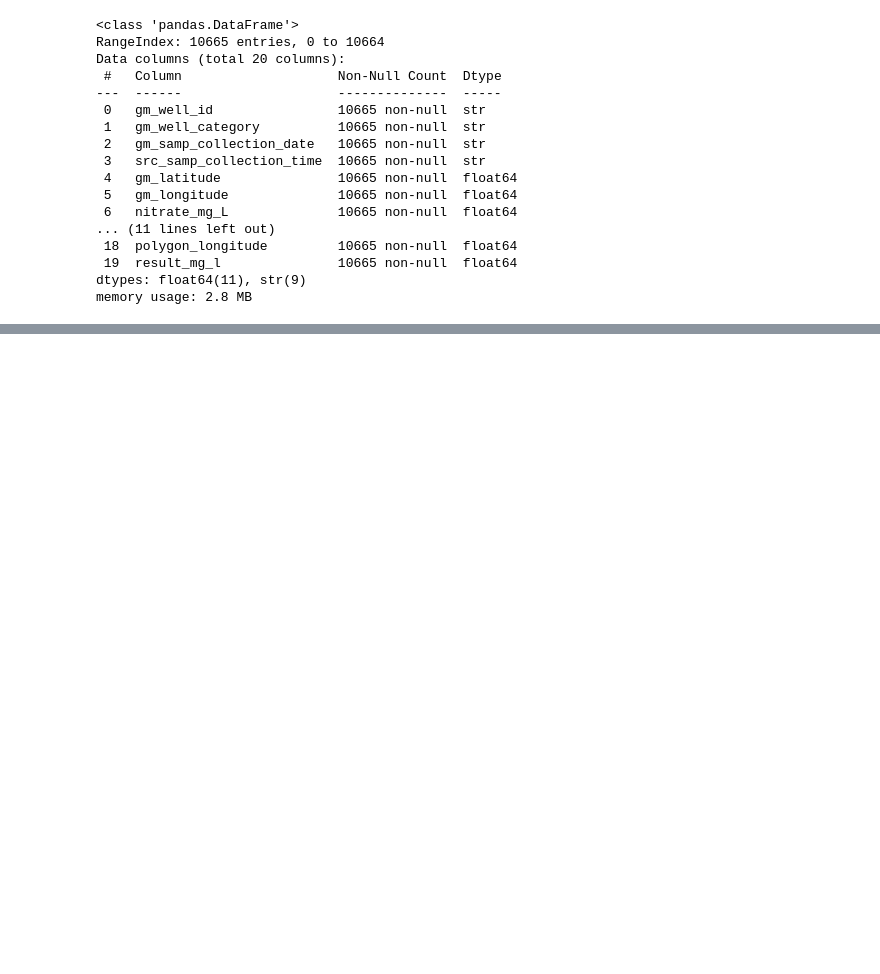
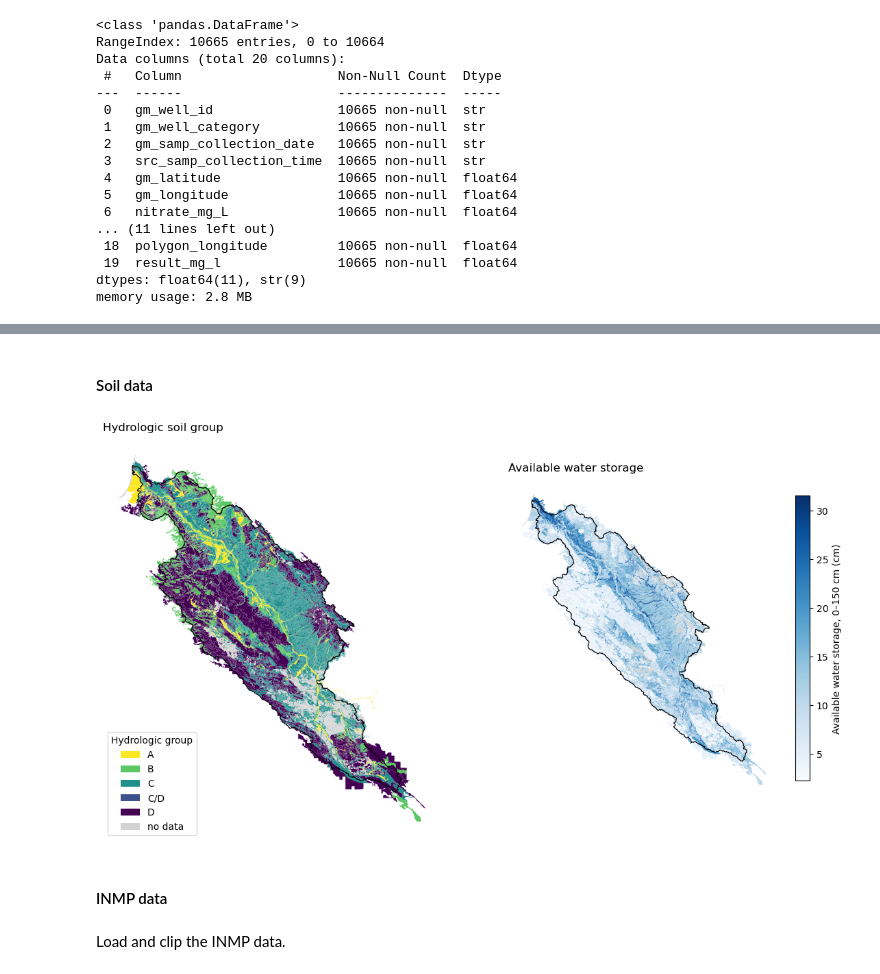
Before and after one commit to Erdos-Projects/fall-2026-infrastructure-placement, a Jupyter notebook: notebooks/merge/merge.ipynb, the cells around one changed output, grey strips where cells are left out. Saved outputs shown, nothing was run; the diff lists cells and outputs as text; code cells hidden in the pictures; blank space fills up the shorter version.

Commit message:
Added inmp and soils to merge.ipynb, split inmp data by year

```diff
--- a/notebooks/merge/merge.ipynb
+++ b/notebooks/merge/merge.ipynb
@@ -8,3 +71,12 @@ import geopandas as gpd
+# %%
+boundary_path = watershed_bd / f"{ws_bd_name}.gpkg"
+
+if boundary_path.exists():
+    huc8 = spatial.load_boundary(boundary_path)
+else:
+    huc8 = spatial.fetch_huc8(WBD_URL, huc8_code)
+    boundary_path.parent.mkdir(parents=True, exist_ok=True)
+    huc8.to_file(boundary_path)
 # %% [markdown]
 #### 1. Groundwater depth
 # %%
@@ -56,0 +152,34 @@ merged_df.head()
+# %% [markdown]
+#### Soil data
+# %%
+SOIL_COLS = ["slopegradwta", "brockdepmin", "aws0150wta", "drclassdcd", "hydgrpdcd"]
+
+soils = io.load_or_build(soil_dir, [soil_polygons], build = lambda: {soil_polygons: soils.build_soil_polygons(soils_source, soil_attributes, SOIL_COLS, huc8)})[soil_polygons]
+# %%
+soil = soils.to_crs(3310)
+
+# Categories in their natural order, not alphabetical
+order = ["A", "A/D", "B", "B/D", "C", "C/D", "D"]
+present = [c for c in order if c in set(soil["hydgrpdcd"].dropna())]
+soil["hydgrp"] = pd.Categorical(soil["hydgrpdcd"], categories=present, ordered=True)
+
+fig, axes = plt.subplots(1, 2, figsize=(14, 9))
+
+soil.plot(ax=axes[0], column="hydgrp", cmap="viridis_r", linewidth=0, legend=True,
+          legend_kwds={"title": "Hydrologic group", "loc": "lower left"},
+          missing_kwds={"color": "lightgrey", "label": "no data"})
+
+soil.plot(ax=axes[1], column="aws0150wta", cmap="Blues", linewidth=0, legend=True,
+          legend_kwds={"label": "Available water storage, 0–150 cm (cm)", "shrink": 0.6},
+          missing_kwds={"color": "lightgrey"})
+
+for ax, title in zip(axes, ["Hydrologic soil group", "Available water storage"]):
+    huc8.to_crs(3310).boundary.plot(ax=ax, color="black", linewidth=0.8)
+    ax.set_title(title, loc="left")
+    ax.set_axis_off()
+# %% [output]
+[figure, added]
+# %% [markdown]
+#### INMP data
+# %% [markdown]
+Load and clip the INMP data.
```
Also changed, not shown: parts of 10 cells of this notebook, 4 other files.
